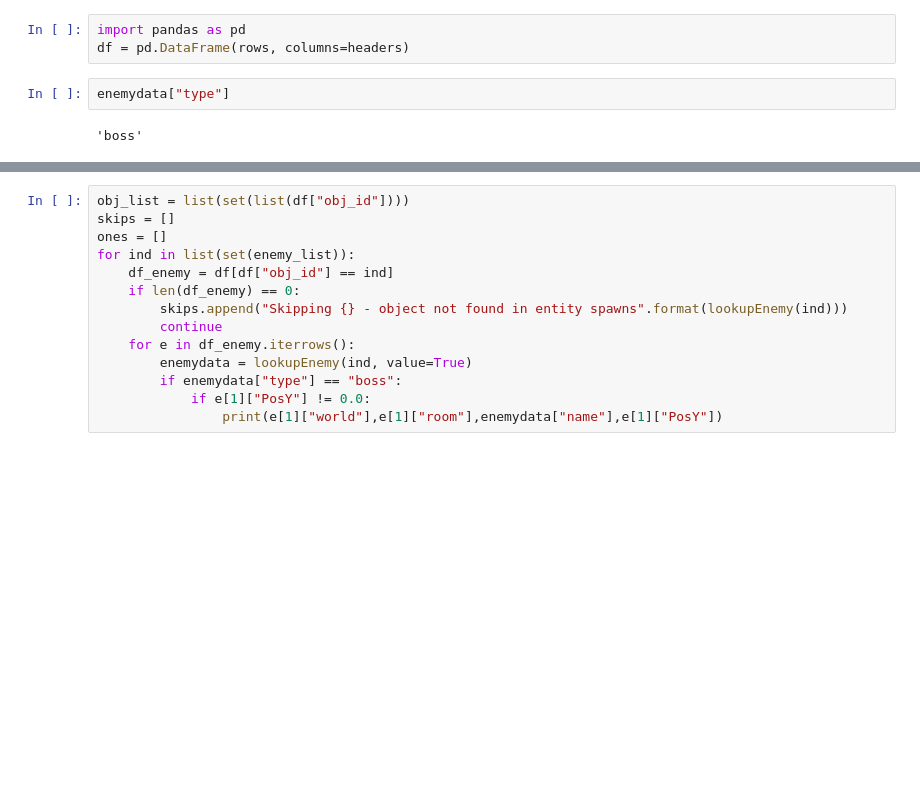
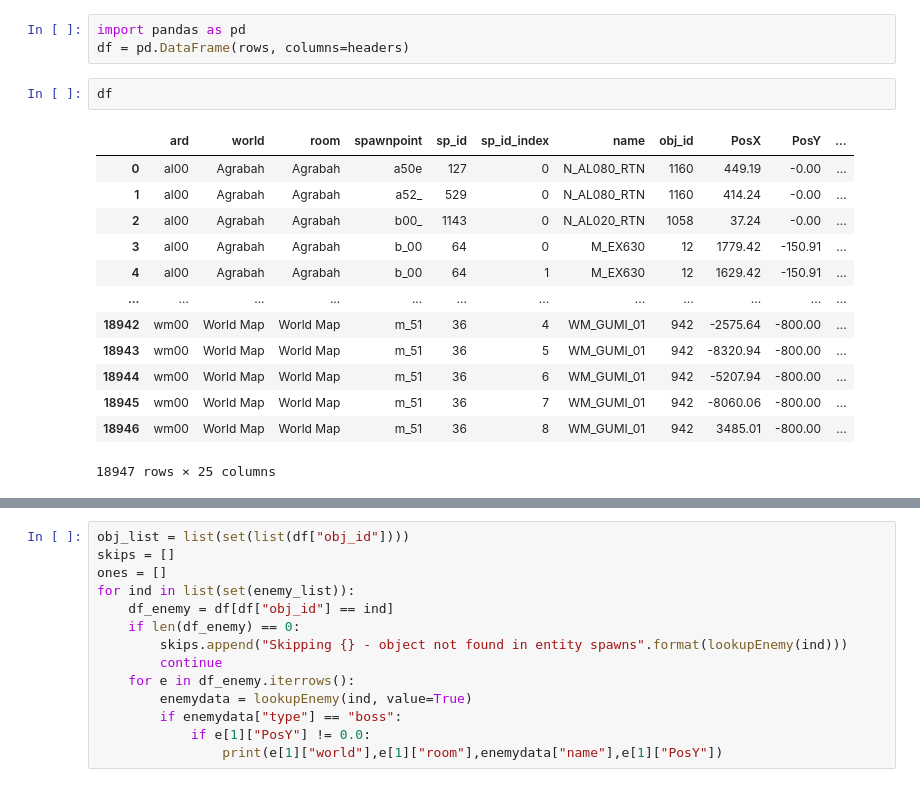
Before and after one commit to snelson3/kh2lib, a Jupyter notebook: examples/Using kh2lib/Spawn Data Gathering/Untitled.ipynb, the cells around one changed output, grey strips where cells are left out. Cells and saved outputs as stored; diff of their text form; blank space fills up the shorter version.

```diff
--- a/examples/Using kh2lib/Spawn Data Gathering/Untitled.ipynb
+++ b/examples/Using kh2lib/Spawn Data Gathering/Untitled.ipynb
@@ -176,7 +188,19 @@ SyntaxError: invalid syntax (<ipython-input-49-081ec52d3551>, line 1)
 # %%
 import pandas as pd
 df = pd.DataFrame(rows, columns=headers)
-# %%
-enemydata["type"]
-# %% [output]
-'boss'
+# %%
+df
+# %% [output]
+|  | ard | world | room | spawnpoint | sp_id | sp_id_index | name | obj_id | PosX | PosY | ... |
+| 0 | al00 | Agrabah | Agrabah | a50e | 127 | 0 | N_AL080_RTN | 1160 | 449.19 | -0.00 | ... |
+| 1 | al00 | Agrabah | Agrabah | a52_ | 529 | 0 | N_AL080_RTN | 1160 | 414.24 | -0.00 | ... |
+| 2 | al00 | Agrabah | Agrabah | b00_ | 1143 | 0 | N_AL020_RTN | 1058 | 37.24 | -0.00 | ... |
+| 3 | al00 | Agrabah | Agrabah | b_00 | 64 | 0 | M_EX630 | 12 | 1779.42 | -150.91 | ... |
+| 4 | al00 | Agrabah | Agrabah | b_00 | 64 | 1 | M_EX630 | 12 | 1629.42 | -150.91 | ... |
+| ... | ... | ... | ... | ... | ... | ... | ... | ... | ... | ... | ... |
+| 18942 | wm00 | World Map | World Map | m_51 | 36 | 4 | WM_GUMI_01 | 942 | -2575.64 | -800.00 | ... |
+| 18943 | wm00 | World Map | World Map | m_51 | 36 | 5 | WM_GUMI_01 | 942 | -8320.94 | -800.00 | ... |
+| 18944 | wm00 | World Map | World Map | m_51 | 36 | 6 | WM_GUMI_01 | 942 | -5207.94 | -800.00 | ... |
+| 18945 | wm00 | World Map | World Map | m_51 | 36 | 7 | WM_GUMI_01 | 942 | -8060.06 | -800.00 | ... |
+| 18946 | wm00 | World Map | World Map | m_51 | 36 | 8 | WM_GUMI_01 | 942 | 3485.01 | -800.00 | ... |
+18947 rows × 25 columns
```
Also changed, not shown: parts of 11 cells of this notebook, 15 other files.
